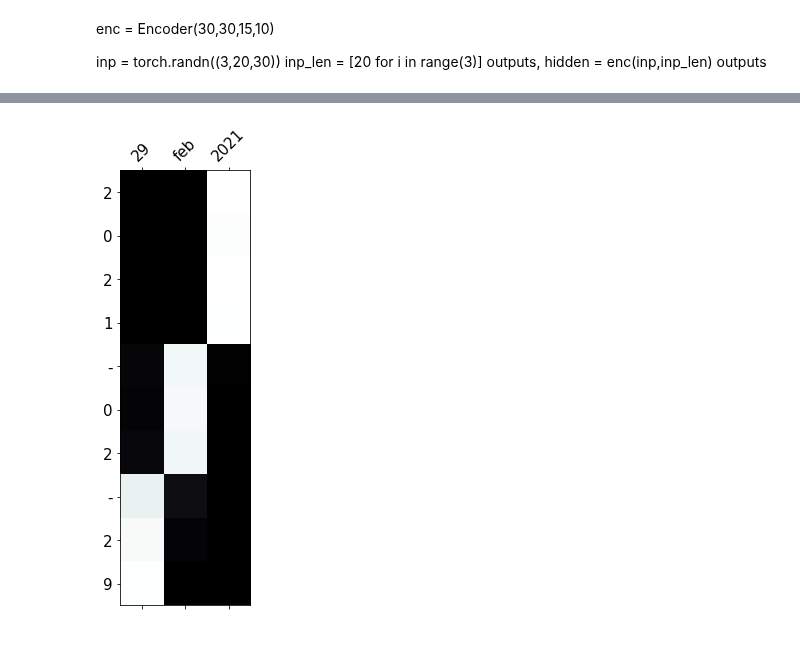
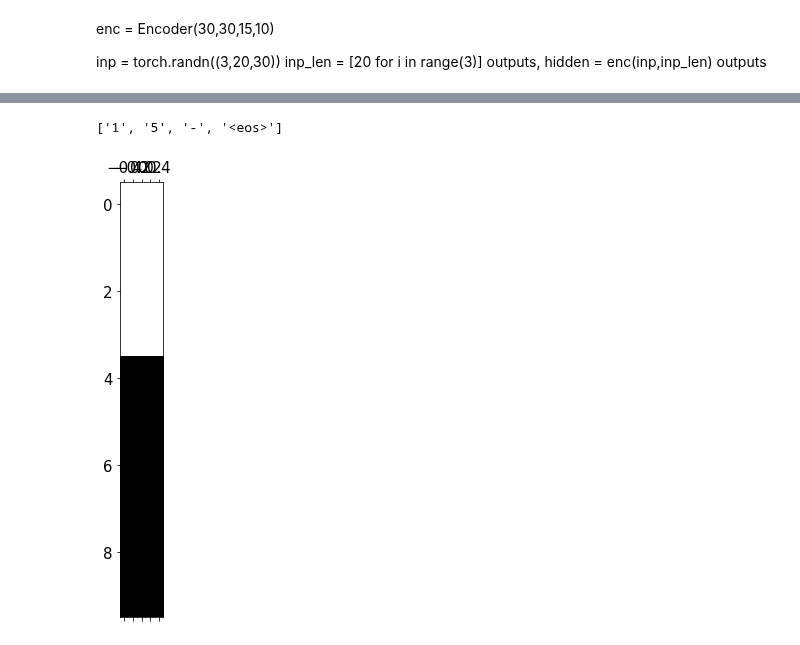
Before and after one commit to JACOBIN-SCTCS/Deep_Learning_For_NLP_IISC, a Jupyter notebook: Assignment4/parta/sol.ipynb, the cells around one changed output, grey strips where cells are left out. Drawn from its saved outputs; the diff is of its cells as text; code cells hidden in the pictures.

```diff
--- a/Assignment4/parta/sol.ipynb
+++ b/Assignment4/parta/sol.ipynb
@@ -301,6 +314,7 @@ class TranslationModel(nn.Module):
 
         inp = target[:,0]
         enc_mask = self.create_mask(source_len,int(encoder_outputs.shape[1]))
+        enc_mask = enc_mask.to(self.device_train)
         for t in range(1,target_length):
             decoder_output, hidden, attention_vector =  self.decoder(inp,hidden,encoder_outputs,enc_mask)
 
@@ -345,8 +369,9 @@ print(batch_data['trg'])
 # %%
-def train_model(model,num_epochs,train_loader,valid_loader,optimizer,criterion,checkpoint_name='translation_model.pth'):
+def train_model(model,num_epochs,train_loader,valid_loader,optimizer,criterion,checkpoint_name='translation_model.pth',device_train = device_cpu):
 
 
     best_validation_loss = 1000.0
+    model = model.to(device_train)
     for e in range(num_epochs):
 
         training_loss = 0.0
@@ -355,13 +380,22 @@ def train_model(model,num_epochs,train_loader,valid_loader,optimizer,criterion,c
 
             source, source_length, target = batch['src'], batch['src_length'], batch['trg']
 
+            source = source.to(device_train)
+            target = target.to(device_train)
             optimizer.zero_grad()
 
             # model_output = [batch_size, output_seq_length,vocab_size]
             model_output  = model(source,source_length,target)
 
+
+            source = source.to(device_cpu)
+            target = target.to(device_cpu)
+            model_output = model_output.to(device_cpu)
+
             model_out_reshaped = model_output[1:].view(-1,model_output.shape[-1])
+            print(model_out_reshaped.shape)
             reshaped_target = target[1:].view(-1)
+            print(reshaped_target.shape)
 
             loss_value = criterion(model_out_reshaped,reshaped_target)
             loss_value.backward()
@@ -379,14 +413,24 @@ def train_model(model,num_epochs,train_loader,valid_loader,optimizer,criterion,c
 
             for i, batch in enumerate(valid_loader):
                 source, source_length, target = batch['src'], batch['src_length'], batch['trg']
+
+                source = source.to(device_train)
+                target = target.to(device_train)
+
                 model_output  = model(source,source_length,target,0)
+
+
+                source = source.to(device_cpu)
+                target = target.to(device_cpu)
+                model_output = model_output.to(device_cpu)
+
                 model_out_reshaped = model_output[1:].view(-1,model_output.shape[-1])
                 reshaped_target = target[1:].view(-1)
                 loss_value = criterion(model_out_reshaped,reshaped_target)
 
                 validation_loss += loss_value.item()
         averaged_validation_loss = validation_loss/len(valid_loader)
-        print("Epoch " + str(e) + "Validation Loss Value = " + str(averaged_validation_loss))
+        print("Epoch " + str(e) + " Validation Loss Value = " + str(averaged_validation_loss))
         print("")
         if (averaged_validation_loss <= best_validation_loss):
             best_validation_loss = averaged_validation_loss
@@ -394,5 +438,5 @@ def train_model(model,num_epochs,train_loader,valid_loader,optimizer,criterion,c
 # %%
 t = TranslationModel()
 t.apply(apply_weights)
-train_model(t,50,train_dataloader,valid_dataloader,optim.Adam(t.parameters(),lr=0.01),nn.CrossEntropyLoss())
+train_model(t,50,train_dataloader,valid_dataloader,optim.Adam(t.parameters(),lr=0.001),nn.CrossEntropyLoss(),device_train= device_cpu)
 # %% [output]
@@ -491,22 +514,24 @@ def display_attention(sentence, translation, attention):
 
     plt.tick_params(labelsize=15)
 
-    x_ticks = [''] +  [t for t in sentence.split(' ')]
-    y_ticks = [''] + translation
+    #x_ticks = [''] +  [t for t in sentence.split(' ')]
+    #y_ticks = [''] + translation
 
-    ax.set_xticklabels(x_ticks, rotation=45)
-    ax.set_yticklabels(y_ticks)
+    #ax.set_xticklabels(x_ticks, rotation=45)
+    #ax.set_yticklabels(y_ticks)
 
-    ax.xaxis.set_major_locator(ticker.MultipleLocator(1))
-    ax.yaxis.set_major_locator(ticker.MultipleLocator(1))
+    #ax.xaxis.set_major_locator(ticker.MultipleLocator(1))
+    #ax.yaxis.set_major_locator(ticker.MultipleLocator(1))
 
     plt.show()
     plt.close()
 # %%
-output_tokens , attention = translate_sentence('29 feb 2021',t)
-display_attention('29 feb 2021',output_tokens,attention)
+output_tokens , attention = translate_sentence('2/06/178',t)
+print(output_tokens)
+display_attention('3/8/60',output_tokens,attention)
 # %% [output]
+['1', '5', '-', '<eos>']
-[figure, old version]
+[figure, new version]
 # %%
 rnn = nn.GRU(100,64, num_layers= 2 ,batch_first= True ,bidirectional=True)
 inp = torch.randn((2,8,100))
```
Also changed, not shown: parts of 8 cells of this notebook.
